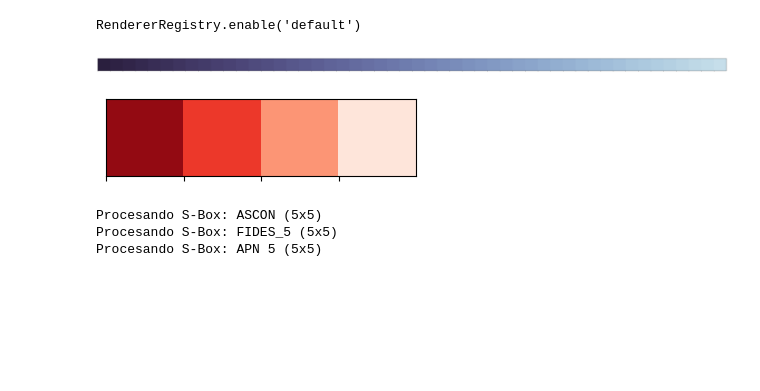
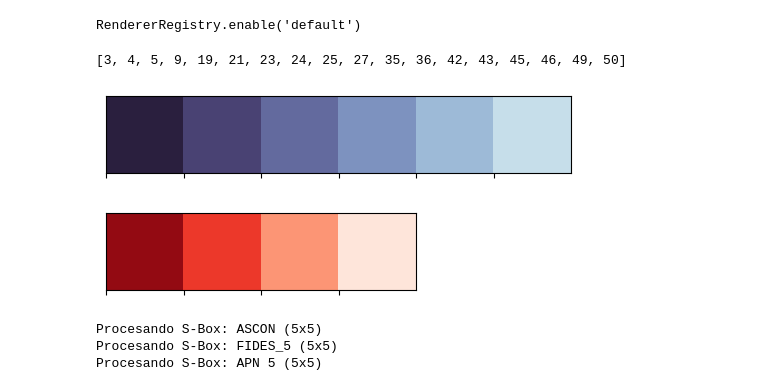
Before and after one commit to S-Boxes-Optimization/evaluation_sboxes, a Jupyter notebook: 5x5_proofs.ipynb, the cells around one changed output. Drawn from its saved outputs; the diff is of its cells as text; code cells hidden in the pictures; blank space fills up the shorter version.

Commit message:
proofs of sboxes

```diff
--- a/5x5_proofs.ipynb
+++ b/5x5_proofs.ipynb
@@ -23,17 +23,41 @@ from evaluation.graphics.graphics_with_altair import (
 alt.renderers.enable('default')
 # %% [output]
 RendererRegistry.enable('default')
+# %%
+from evaluation.fixed_points      import fixed_ponts
+
+number_of_owns = 50
+own_sboxes_index = range(1,number_of_owns+1)
+
+indexes = []
+
+for i in own_sboxes_index:
+    with open(f"data/5x5_sboxes/sbox_5_{i}.json", "r", encoding="utf-8") as f:
+        data = json.load(f)
+        table = list(map(lambda x: hex(x), data["best"]))
+        n_in  = int(np.log2(len(table)))                    # size of the input
+        n_out = int(np.ceil(np.log2(max(data["best"])+1)))  # size of the output
+        name = f"Variant #{i}"
+        sbox = SBox(n_in, n_out, table, name)
+        fijos = fixed_ponts(sbox, detail=True)[1]
+        if fijos == 0:
+            indexes.append(i)
+print(f"{indexes}")
+# %% [output]
+[3, 4, 5, 9, 19, 21, 23, 24, 25, 27, 35, 36, 42, 43, 45, 46, 49, 50]
+# %%
+selected = [4, 9, 21, 43, 49, 50]
 # %%
-number_of_owns = 50
-own_sboxes_index = range(1,number_of_owns+1)
+number_of_owns = len(selected)
+own_sboxes_index = selected
 
 COLORS_FOR_OWNS = sns.color_palette("ch:s=.25,rot=-.25", n_colors=number_of_owns) [::-1]
 #sns.palplot(sns.color_palette("Reds", n_colors=10))[::-3]  # Colores para las S-Boxes propias
 COLORS_FOR_CLASICS = sns.color_palette("Reds", n_colors=10)[::-3]
 sns.palplot(COLORS_FOR_OWNS)
 sns.palplot(COLORS_FOR_CLASICS)
 # %% [output]
-[figure, old version]
+[figure, new version]
 [figure]
 # %%
 to_proof = ["ascon", "fides_5_AB", "APN5"]
```
Also changed, not shown: parts of 6 cells of this notebook, 13 other files.
